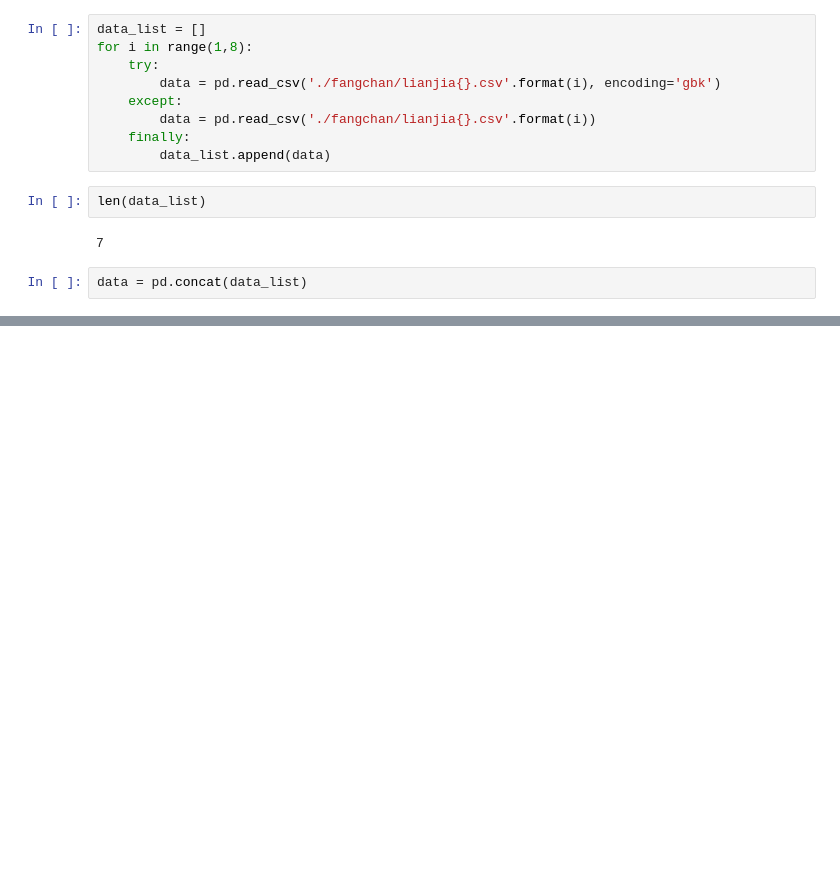
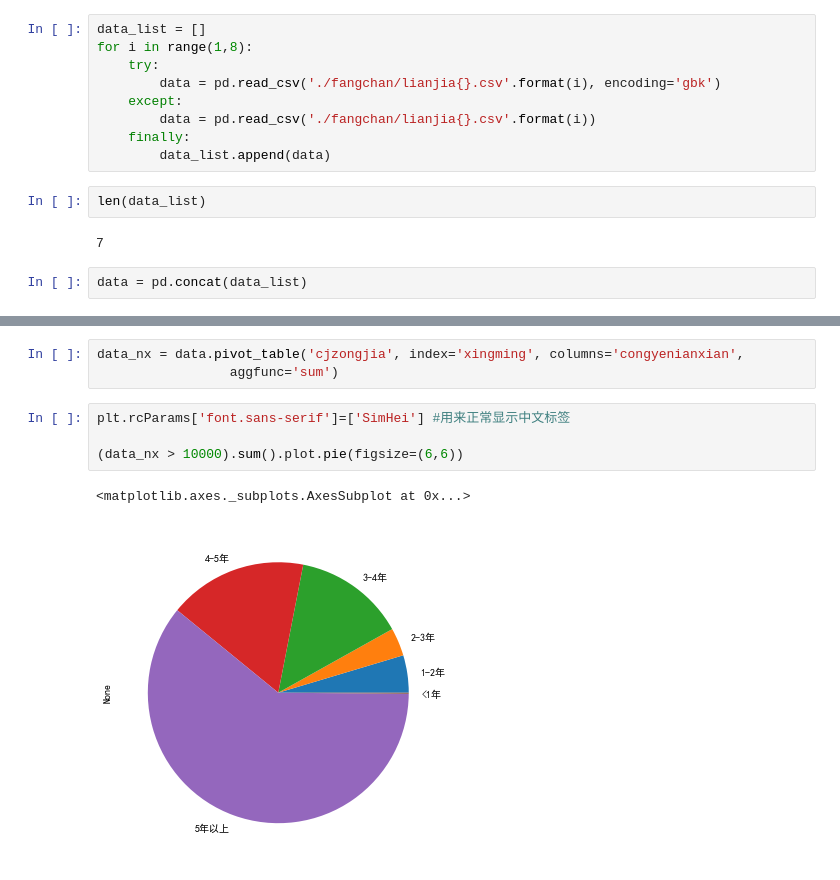
Before and after one commit to Rephilo/dataAnalysisCourse, a Jupyter notebook: course/ch.7/lianjia.ipynb, the cells around one changed output, grey strips where cells are left out. Cells and saved outputs as stored; diff of their text form; blank space fills up the shorter version.

```diff
--- a/course/ch.7/lianjia.ipynb
+++ b/course/ch.7/lianjia.ipynb
@@ -29,0 +87,10 @@ data.head()
+# %%
+data_nx = data.pivot_table('cjzongjia', index='xingming', columns='congyenianxian',
+                 aggfunc='sum')
+# %%
+plt.rcParams['font.sans-serif']=['SimHei'] #用来正常显示中文标签
+
+(data_nx > 10000).sum().plot.pie(figsize=(6,6))
+# %% [output]
+<matplotlib.axes._subplots.AxesSubplot at 0x...>
+[figure, added]
```
Also changed, not shown: parts of 16 cells of this notebook.
